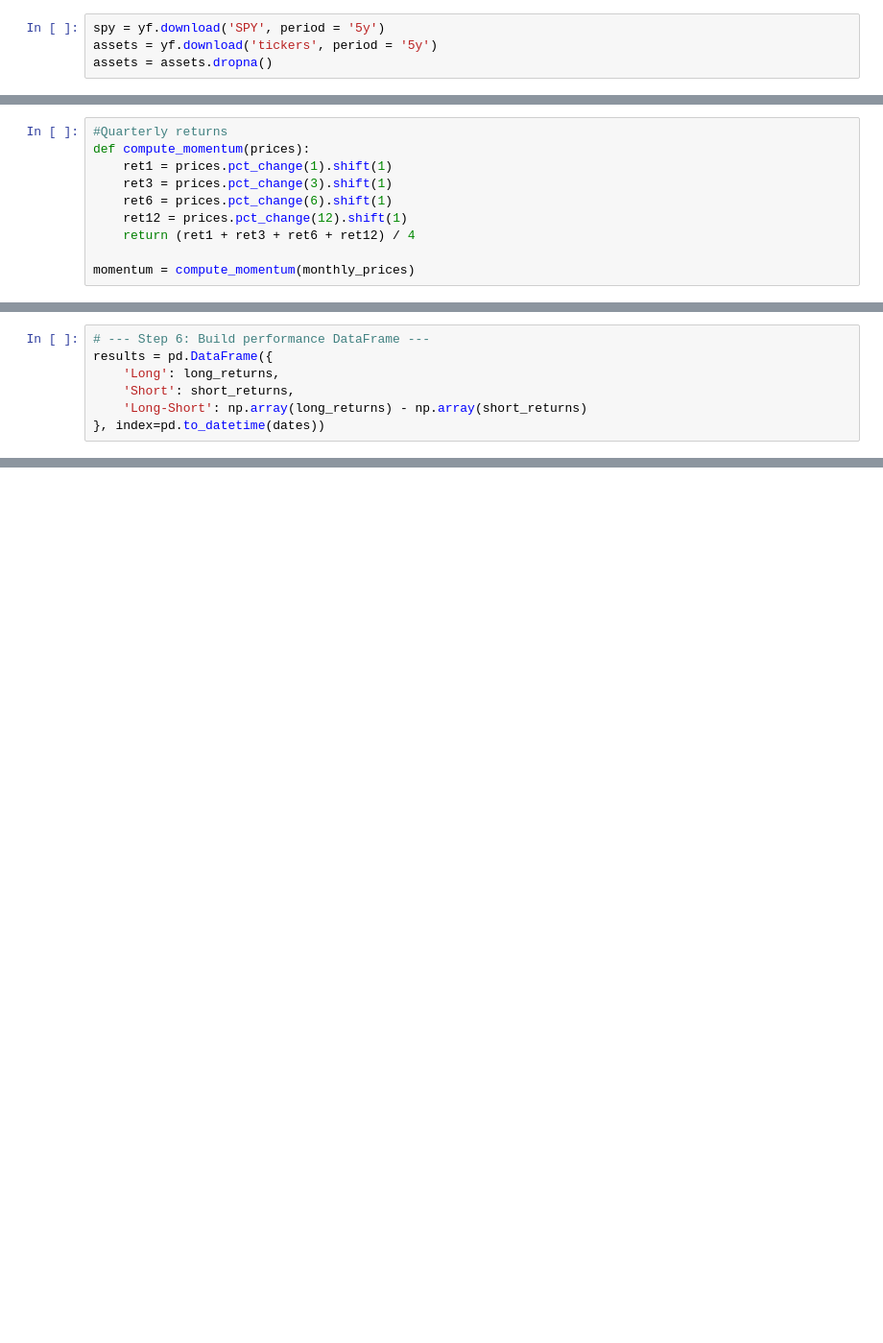
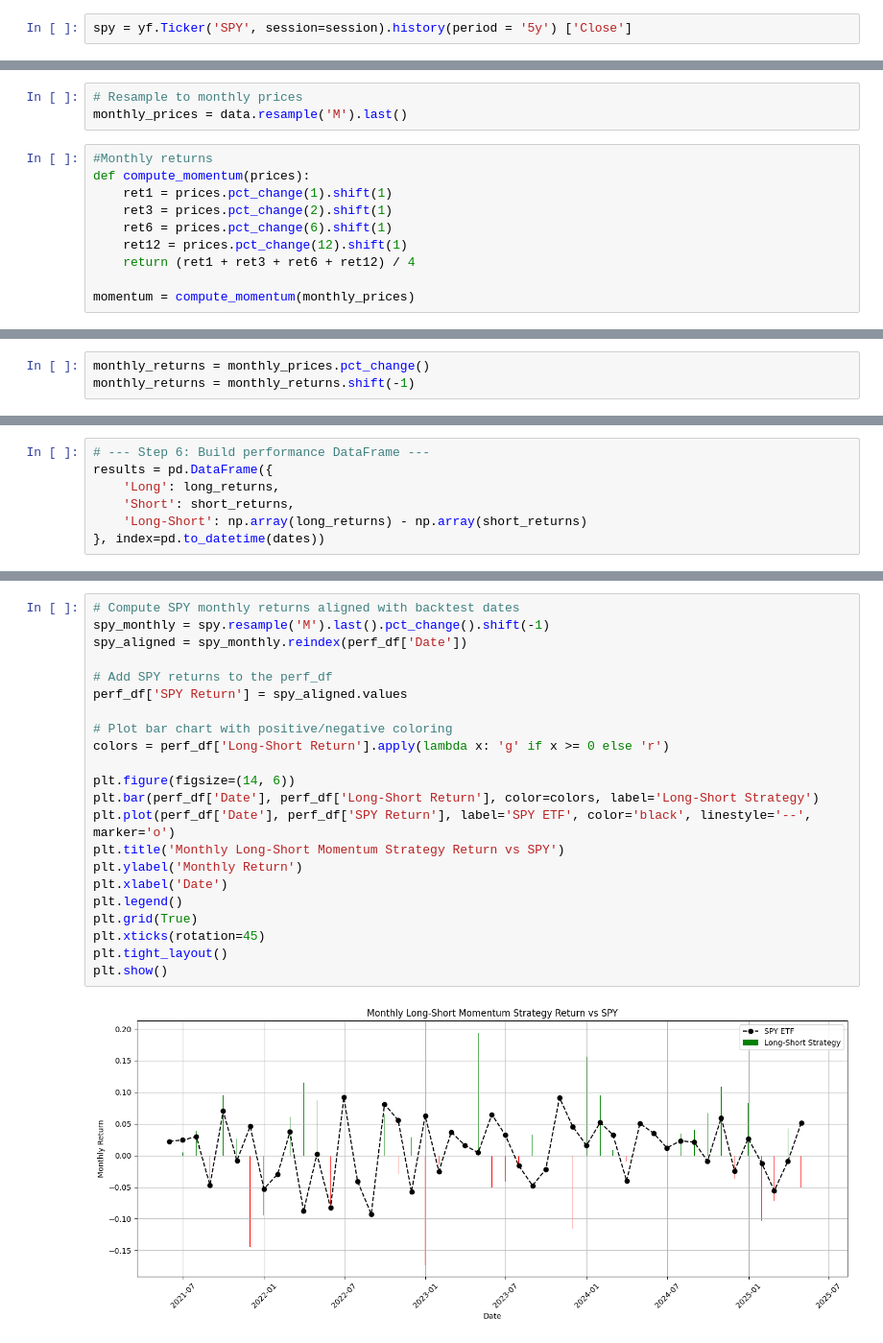
Before and after one commit to sschneidinger/sschneidinger, a Jupyter notebook: Project 3/Final Project.ipynb, the cells around one changed output, grey strips where cells are left out. Shown at 96% size. Cells and saved outputs as stored; diff of their text form; blank space fills up the shorter version.

```diff
--- a/Project 3/Final Project.ipynb
+++ b/Project 3/Final Project.ipynb
@@ -24,4 +33,2 @@ def fetch_sp500_tickers():
 # %%
-spy = yf.download('SPY', period = '5y')
-assets = yf.download('tickers', period = '5y')
-assets = assets.dropna()
+spy = yf.Ticker('SPY', session=session).history(period = '5y') ['Close']
@@ -37,8 +83,11 @@ assets = assets.dropna()
+# %%
+# Resample to monthly prices
+monthly_prices = data.resample('M').last()
 # %%
-#Quarterly returns
+#Monthly returns
 def compute_momentum(prices):
     ret1 = prices.pct_change(1).shift(1)
-    ret3 = prices.pct_change(3).shift(1)
+    ret3 = prices.pct_change(2).shift(1)
     ret6 = prices.pct_change(6).shift(1)
     ret12 = prices.pct_change(12).shift(1)
     return (ret1 + ret3 + ret6 + ret12) / 4
@@ -69,0 +115,3 @@ for date in z_scores.index[12:]:  # Start after momentum history builds up
+# %%
+monthly_returns = monthly_prices.pct_change()
+monthly_returns = monthly_returns.shift(-1)
@@ -85,0 +204,24 @@ plt.show()
+# %%
+# Compute SPY monthly returns aligned with backtest dates
+spy_monthly = spy.resample('M').last().pct_change().shift(-1)
+spy_aligned = spy_monthly.reindex(perf_df['Date'])
+
+# Add SPY returns to the perf_df
+perf_df['SPY Return'] = spy_aligned.values
+
+# Plot bar chart with positive/negative coloring
+colors = perf_df['Long-Short Return'].apply(lambda x: 'g' if x >= 0 else 'r')
+
+plt.figure(figsize=(14, 6))
+plt.bar(perf_df['Date'], perf_df['Long-Short Return'], color=colors, label='Long-Short Strategy')
+plt.plot(perf_df['Date'], perf_df['SPY Return'], label='SPY ETF', color='black', linestyle='--', marker='o')
+plt.title('Monthly Long-Short Momentum Strategy Return vs SPY')
+plt.ylabel('Monthly Return')
+plt.xlabel('Date')
+plt.legend()
+plt.grid(True)
+plt.xticks(rotation=45)
+plt.tight_layout()
+plt.show()
+# %% [output]
+[figure, added]
```
Also changed, not shown: parts of 12 cells of this notebook.
